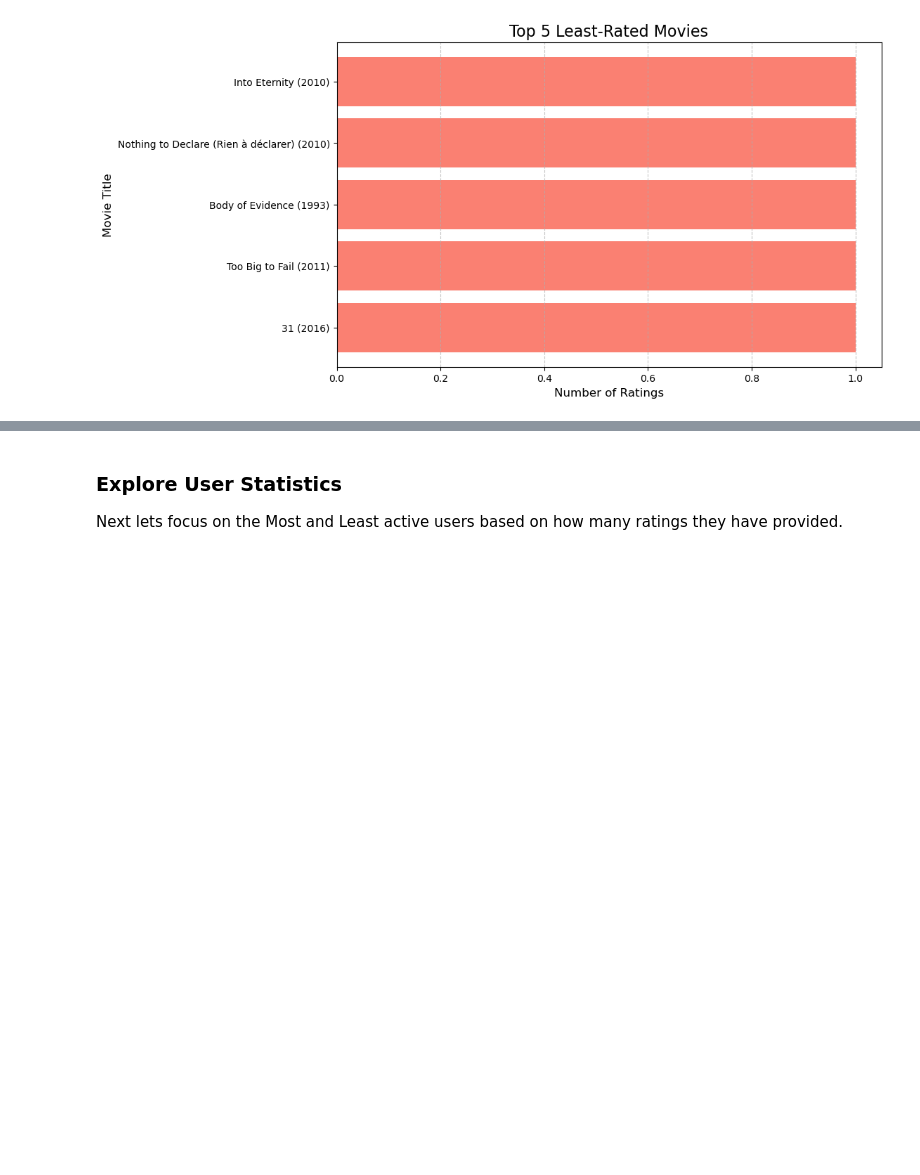
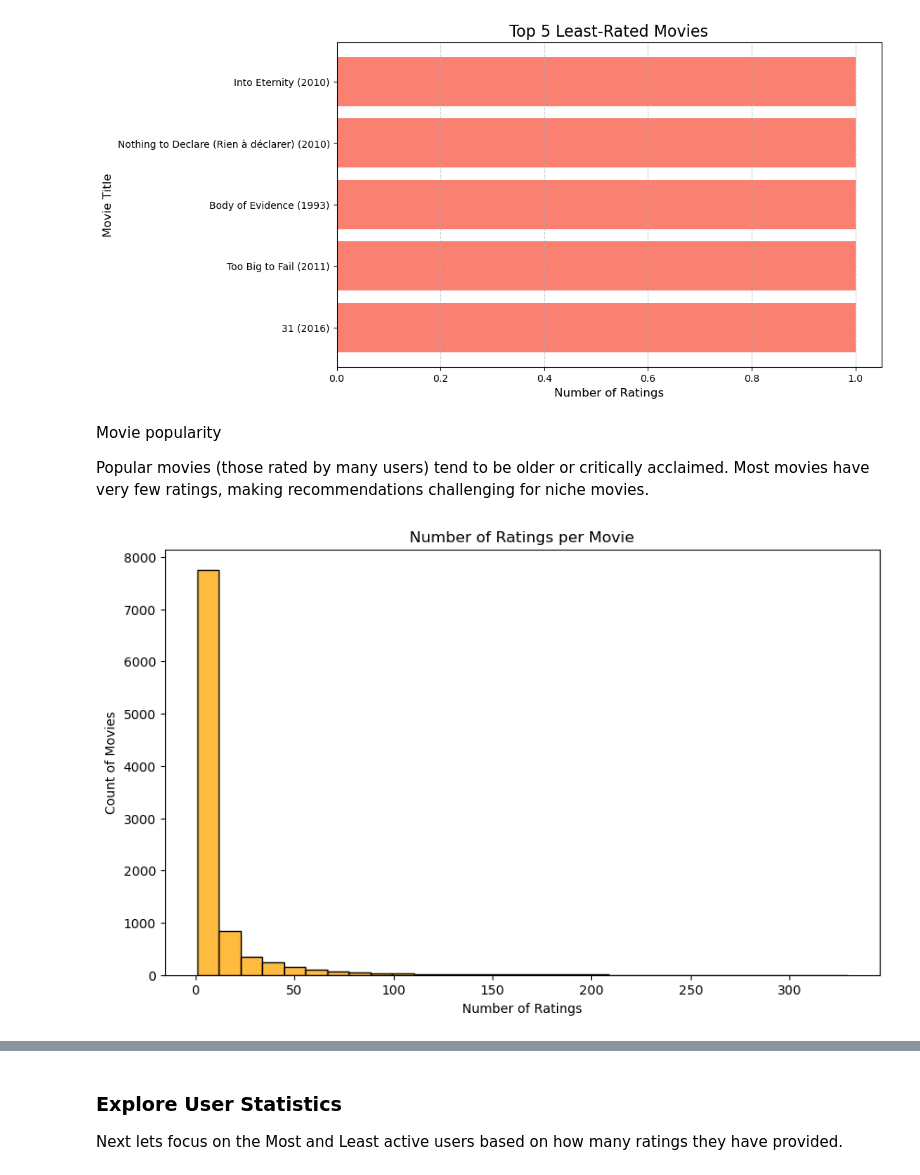
Before and after one commit to omendez930/Phase4-movie-recommendation, a Jupyter notebook: movie_recommendation_system.ipynb, the cells around one changed output, grey strips where cells are left out. Cells and saved outputs as stored; diff of their text form; code cells hidden in the pictures; blank space fills up the shorter version.

```diff
--- a/movie_recommendation_system.ipynb
+++ b/movie_recommendation_system.ipynb
@@ -209,3 +225,17 @@ plt.grid(axis='x', linestyle='--', alpha=0.7)
 plt.show()
 # %% [output]
 [figure]
+# %% [markdown]
+Movie popularity
+
+Popular movies (those rated by many users) tend to be older or critically acclaimed. Most movies have very few ratings, making recommendations challenging for niche movies.
+# %%
+movie_ratings_count = ratings_df.groupby('movieId')['rating'].count()
+plt.figure(figsize=(10, 6))
+sns.histplot(movie_ratings_count, bins=30, kde=False, color='orange')
+plt.title('Number of Ratings per Movie')
+plt.xlabel('Number of Ratings')
+plt.ylabel('Count of Movies')
+plt.show()
+# %% [output]
+[figure, added]
```
Also changed, not shown: parts of 56 cells of this notebook, 5 other files.
